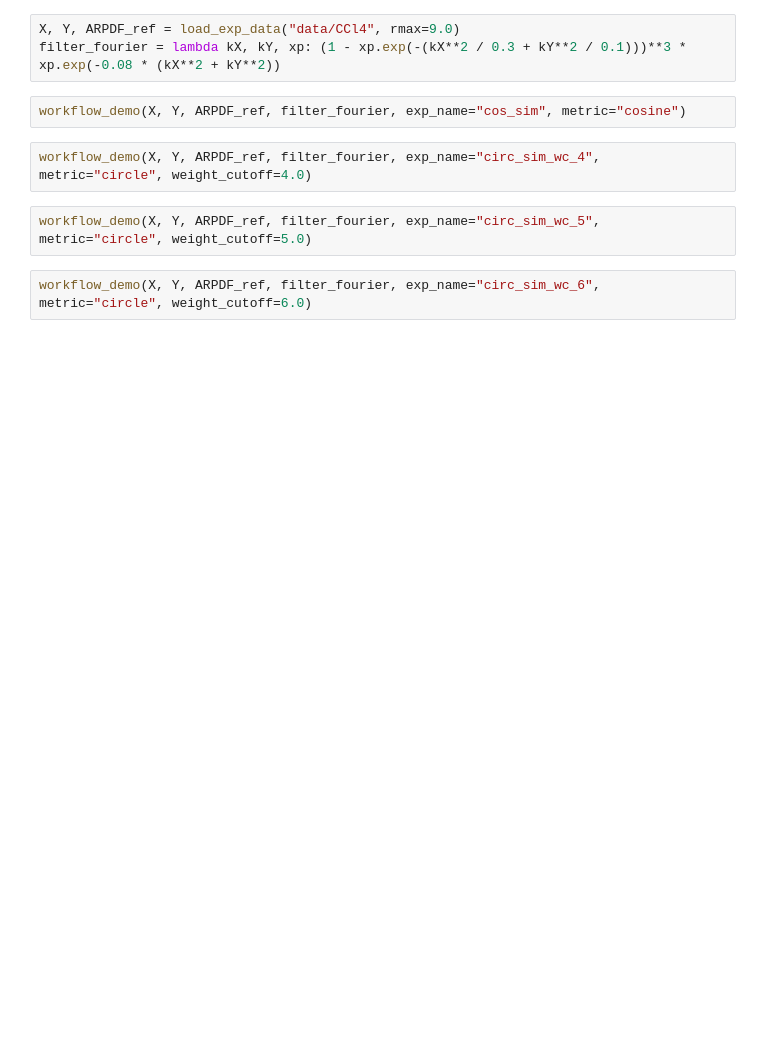
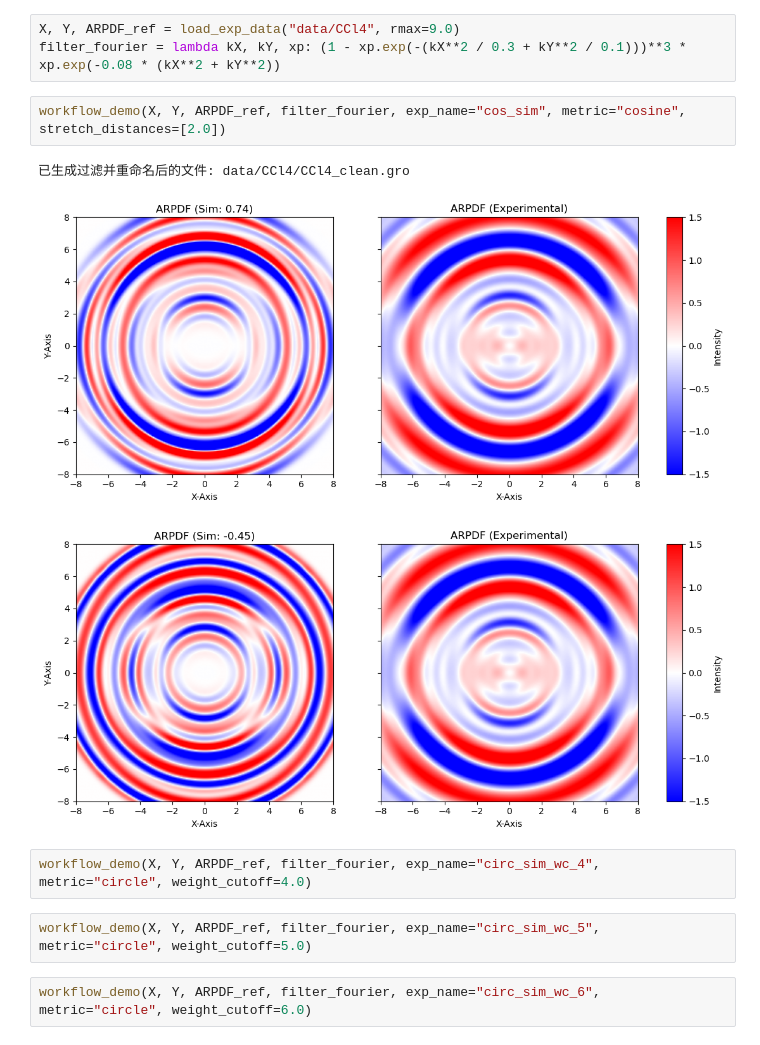
Before and after one commit to tfzx/ARPDF, a Jupyter notebook: search_boxes-example.ipynb, the cells around one changed output. Cells and saved outputs as stored; diff of their text form; blank space fills up the shorter version.

```diff
--- a/search_boxes-example.ipynb
+++ b/search_boxes-example.ipynb
@@ -15,7 +23,11 @@ from utils import *
 X, Y, ARPDF_ref = load_exp_data("data/CCl4", rmax=9.0)
 filter_fourier = lambda kX, kY, xp: (1 - xp.exp(-(kX**2 / 0.3 + kY**2 / 0.1)))**3 * xp.exp(-0.08 * (kX**2 + kY**2))
 # %%
-workflow_demo(X, Y, ARPDF_ref, filter_fourier, exp_name="cos_sim", metric="cosine")
+workflow_demo(X, Y, ARPDF_ref, filter_fourier, exp_name="cos_sim", metric="cosine", stretch_distances=[2.0])
+# %% [output]
+已生成过滤并重命名后的文件: data/CCl4/CCl4_clean.gro
+[figure, added]
+[figure, added]
 # %%
 workflow_demo(X, Y, ARPDF_ref, filter_fourier, exp_name="circ_sim_wc_4", metric="circle", weight_cutoff=4.0)
 # %%
```
Also changed, not shown: parts of 1 cell of this notebook, 2 other files.
